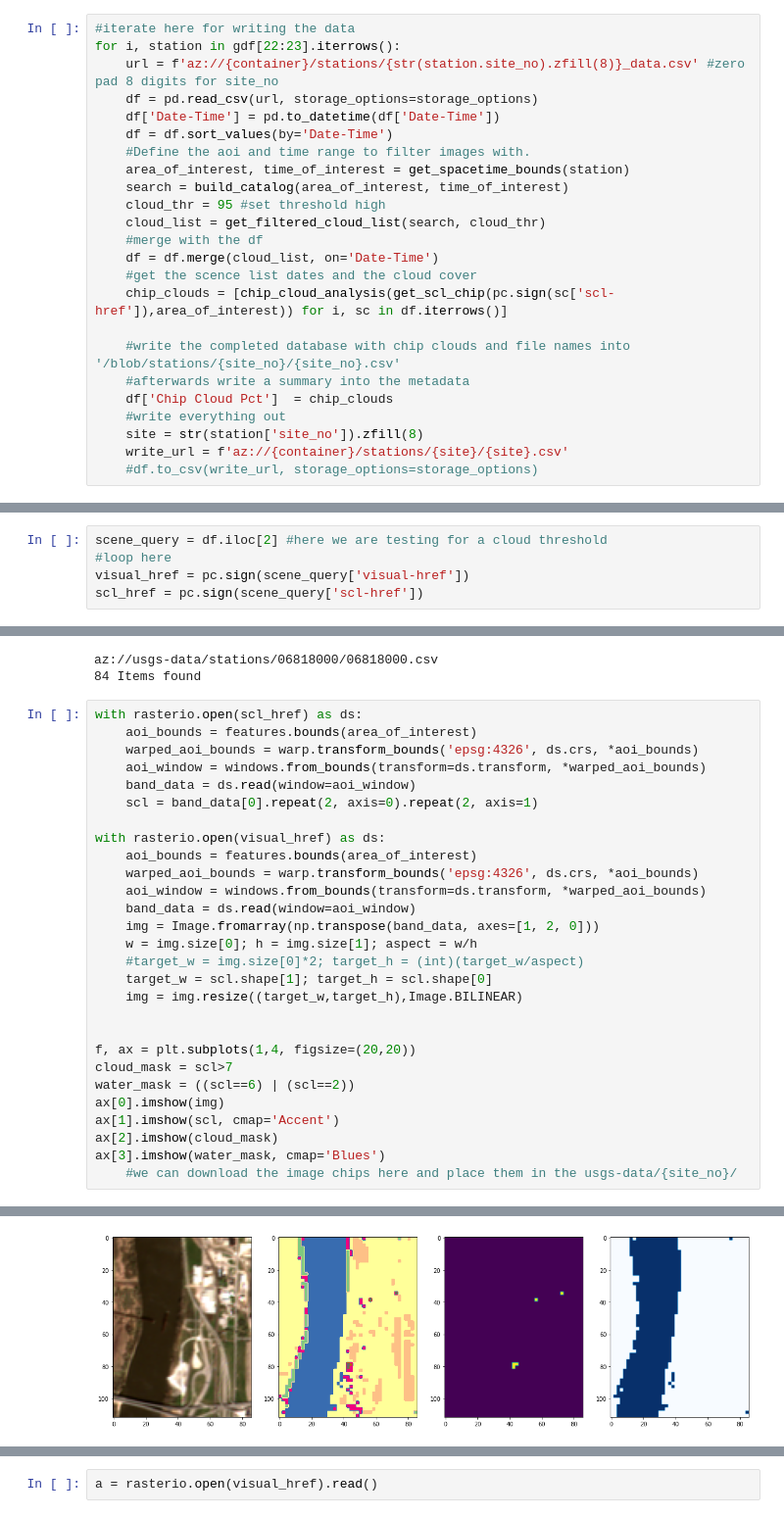
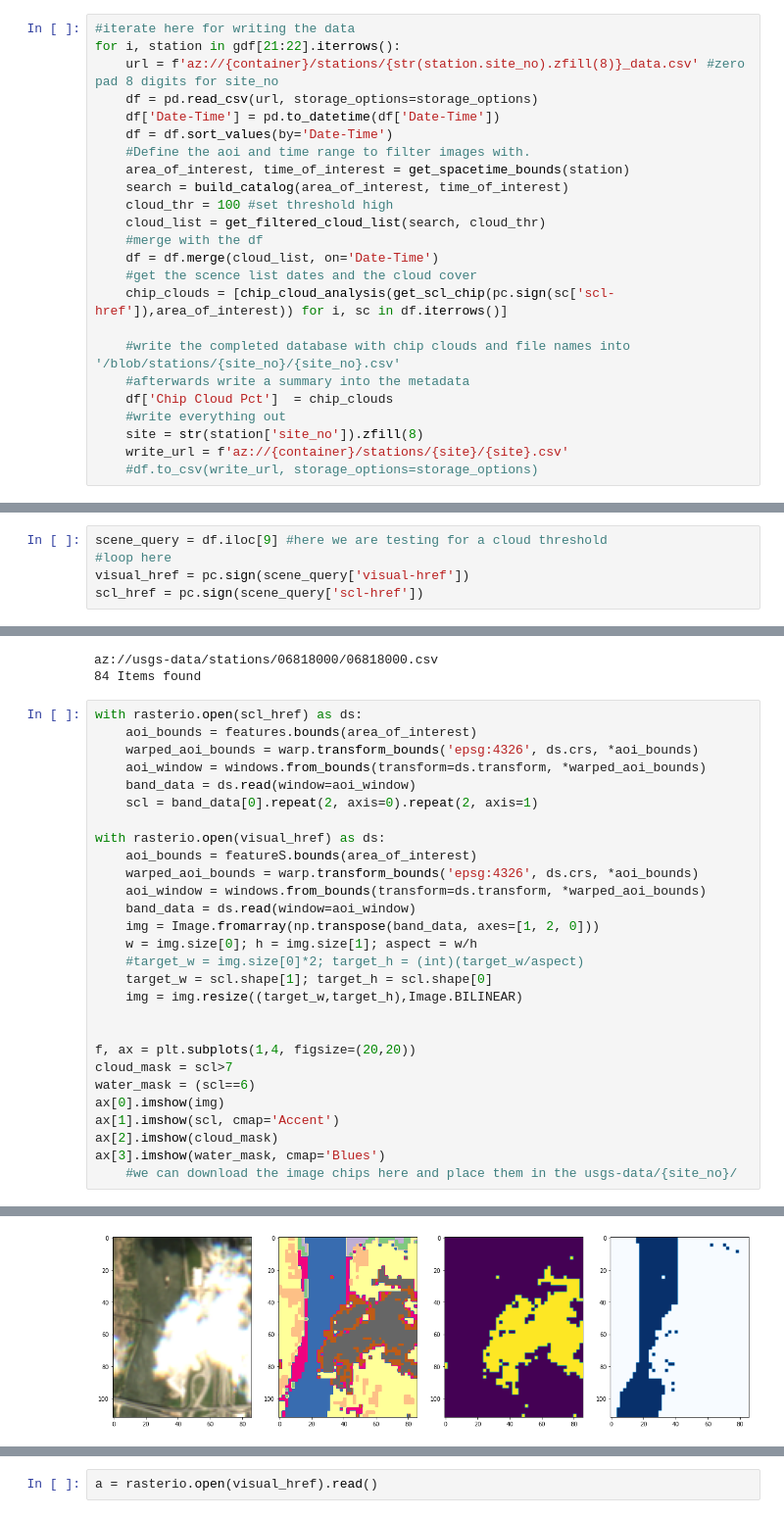
Before and after one commit to csp-inc/fluvius, a Jupyter notebook: notebooks/03a-Image-Join.ipynb, the cells around one changed output, grey strips where cells are left out. Shown: that part at 98% size. Cells and saved outputs as stored; diff of their text form.

```diff
--- a/notebooks/03a-Image-Join.ipynb
+++ b/notebooks/03a-Image-Join.ipynb
@@ -120,7 +147,7 @@ def chip_cloud_analysis(scl):
     return chip_cloud_pct
 # %%
 #iterate here for writing the data
-for i, station in gdf[22:23].iterrows():
+for i, station in gdf[21:22].iterrows():
     url = f'az://{container}/stations/{str(station.site_no).zfill(8)}_data.csv' #zero pad 8 digits for site_no
     df = pd.read_csv(url, storage_options=storage_options)
     df['Date-Time'] = pd.to_datetime(df['Date-Time'])
@@ -128,7 +155,7 @@ for i, station in gdf[22:23].iterrows():
     #Define the aoi and time range to filter images with.
     area_of_interest, time_of_interest = get_spacetime_bounds(station)
     search = build_catalog(area_of_interest, time_of_interest)
-    cloud_thr = 95 #set threshold high
+    cloud_thr = 100 #set threshold high
     cloud_list = get_filtered_cloud_list(search, cloud_thr)
     #merge with the df
     df = df.merge(cloud_list, on='Date-Time')
@@ -163,7 +194,7 @@ df
 # %% [markdown]
 ## classification {labels 8: 'CLOUD_MEDIUM_PROBABILITY', 9:'CLOUD_HIGH_PROBABILITY', 10:'THIN_CIRRUS', 11:'SNOW'}
 # %%
-scene_query = df.iloc[2] #here we are testing for a cloud threshold
+scene_query = df.iloc[9] #here we are testing for a cloud threshold
 #loop here
 visual_href = pc.sign(scene_query['visual-href'])
 scl_href = pc.sign(scene_query['scl-href'])
@@ -208,34 +239,34 @@ az://usgs-data/stations/06818000/06818000.csv
 # %%
 with rasterio.open(scl_href) as ds:
     aoi_bounds = features.bounds(area_of_interest)
     warped_aoi_bounds = warp.transform_bounds('epsg:4326', ds.crs, *aoi_bounds)
     aoi_window = windows.from_bounds(transform=ds.transform, *warped_aoi_bounds)
     band_data = ds.read(window=aoi_window)
     scl = band_data[0].repeat(2, axis=0).repeat(2, axis=1)
 
 with rasterio.open(visual_href) as ds:
-    aoi_bounds = features.bounds(area_of_interest)
+    aoi_bounds = featureS.bounds(area_of_interest)
     warped_aoi_bounds = warp.transform_bounds('epsg:4326', ds.crs, *aoi_bounds)
     aoi_window = windows.from_bounds(transform=ds.transform, *warped_aoi_bounds)
     band_data = ds.read(window=aoi_window)
     img = Image.fromarray(np.transpose(band_data, axes=[1, 2, 0]))
     w = img.size[0]; h = img.size[1]; aspect = w/h
     #target_w = img.size[0]*2; target_h = (int)(target_w/aspect)
     target_w = scl.shape[1]; target_h = scl.shape[0]
     img = img.resize((target_w,target_h),Image.BILINEAR)
 
 
 f, ax = plt.subplots(1,4, figsize=(20,20))
 cloud_mask = scl>7
-water_mask = ((scl==6) | (scl==2))
+water_mask = (scl==6)
 ax[0].imshow(img)
 ax[1].imshow(scl, cmap='Accent')
 ax[2].imshow(cloud_mask)
 ax[3].imshow(water_mask, cmap='Blues')
     #we can download the image chips here and place them in the usgs-data/{site_no}/
 # %% [output]
 <matplotlib.image.AxesImage at 0x...>
-[figure, old version]
+[figure, new version]
 # %%
 np.mean(np.array(img)[water_mask], axis=0)
 # %% [output]
```
Also changed, not shown: parts of 7 cells of this notebook, 4 other files.
